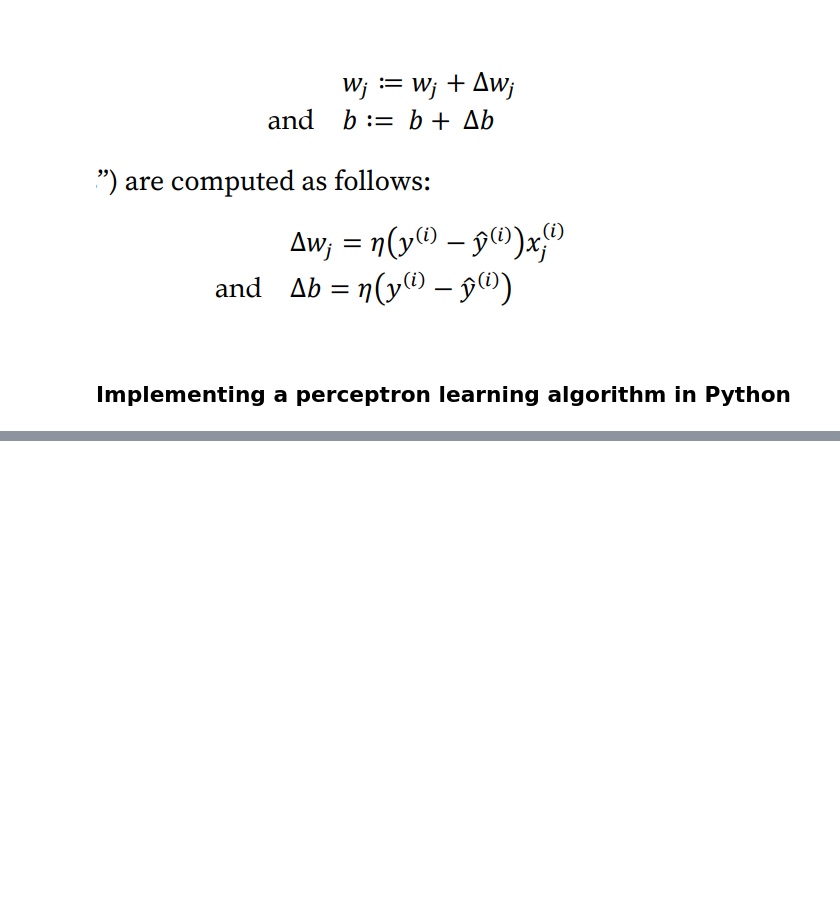
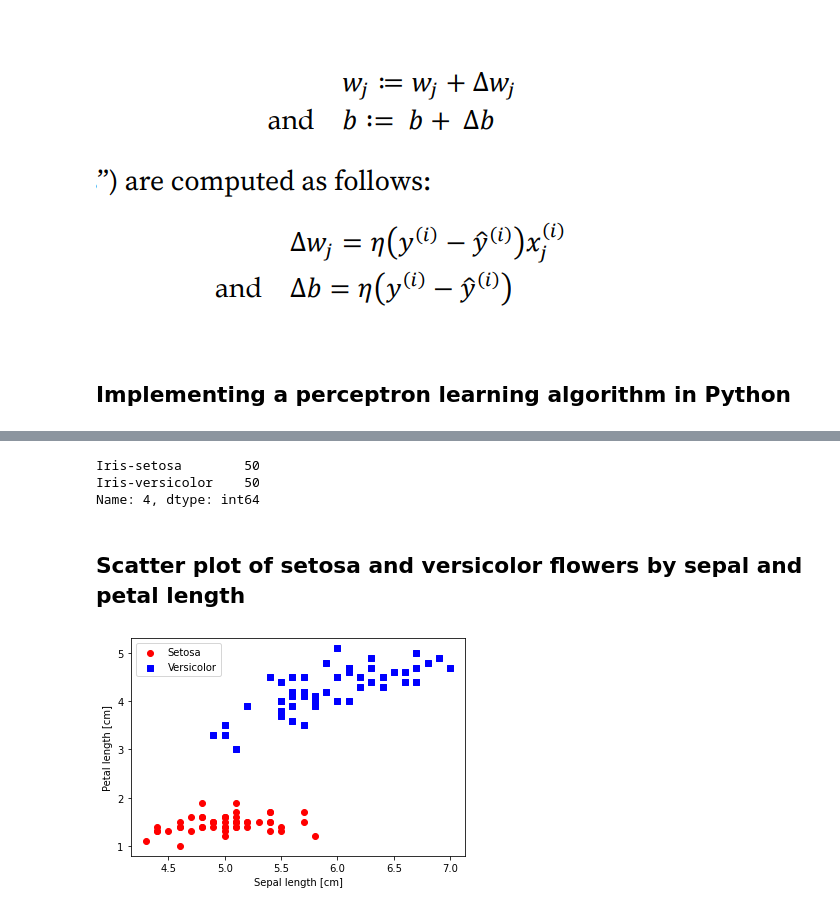
Before and after one commit to emadmagdy72/Reading-Technical-Books, a Jupyter notebook: Machine Learning with PyTorch and Scikit-Learn (Sebastian Raschka)/Chapter 02/Notes Ch.02.ipynb, the cells around one changed output, grey strips where cells are left out. Cells and saved outputs as stored; diff of their text form; code cells hidden in the pictures; blank space fills up the shorter version.

Commit message:
Perceptron Learning Rule Chapter 02

```diff
--- a/Machine Learning with PyTorch and Scikit-Learn (Sebastian Raschka)/Chapter 02/Notes Ch.02.ipynb
+++ b/Machine Learning with PyTorch and Scikit-Learn (Sebastian Raschka)/Chapter 02/Notes Ch.02.ipynb
@@ -53,0 +56,5 @@ class Perceptron:
+# %%
+import os
+import pandas as pd
+s = 'https://archive.ics.uci.edu/ml/machine-learning-databases/iris/iris.data'
+print(s)
@@ -53,0 +63,3 @@ class Perceptron:
+# %%
+df = pd.read_csv(s, header=None, encoding='utf-8')
+df.tail()
@@ -53,0 +88,29 @@ class Perceptron:
+# %%
+df.iloc[:100,4].value_counts()
+# %% [output]
+Iris-setosa        50
+Iris-versicolor    50
+Name: 4, dtype: int64
+# %% [markdown]
+## Scatter plot of setosa and versicolor flowers by sepal and petal length
+# %%
+import matplotlib.pyplot as plt
+import numpy as np
+
+# select setosa and versicolor
+y = df.iloc[:100,4].values
+y = np.where(y == 'Iris-setosa',0,1)
+
+# etract sepal length and petal length
+X = df.iloc[:100,[0,2]].values
+
+# plot data
+plt.scatter(X[:50, 0], X[:50, 1], color='red',marker='o', label = 'Setosa')
+plt.scatter(X[50:100, 0], X[50:100, 1], color='blue',marker='s', label = 'Versicolor')
+
+plt.xlabel('Sepal length [cm]')
+plt.ylabel('Petal length [cm]')
+plt.legend(loc='upper left')
+plt.show()
+# %% [output]
+[figure, added]
```
Also changed, not shown: parts of 10 cells of this notebook.
